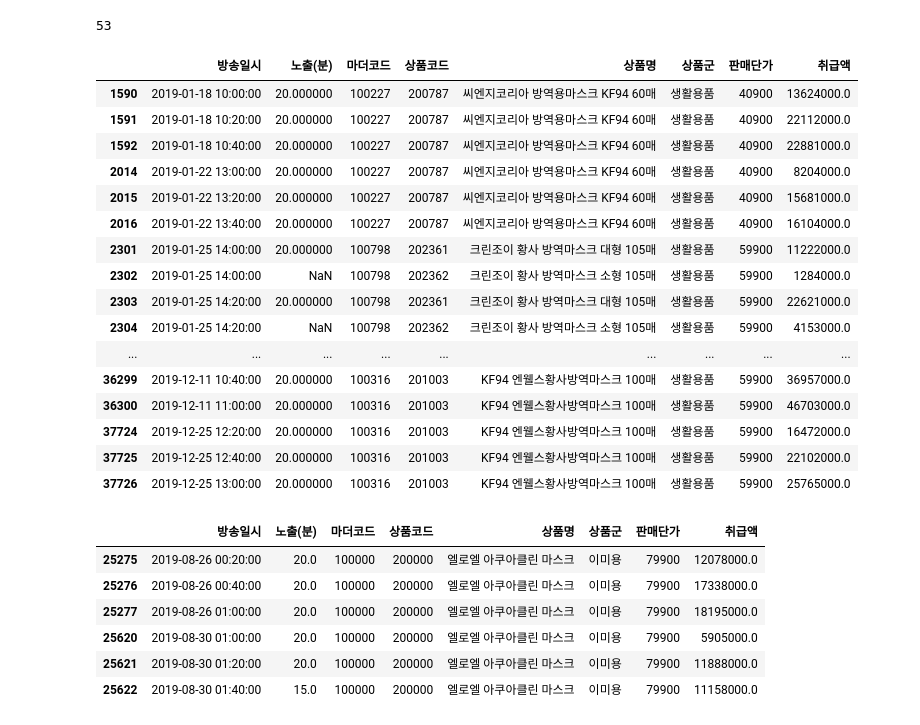
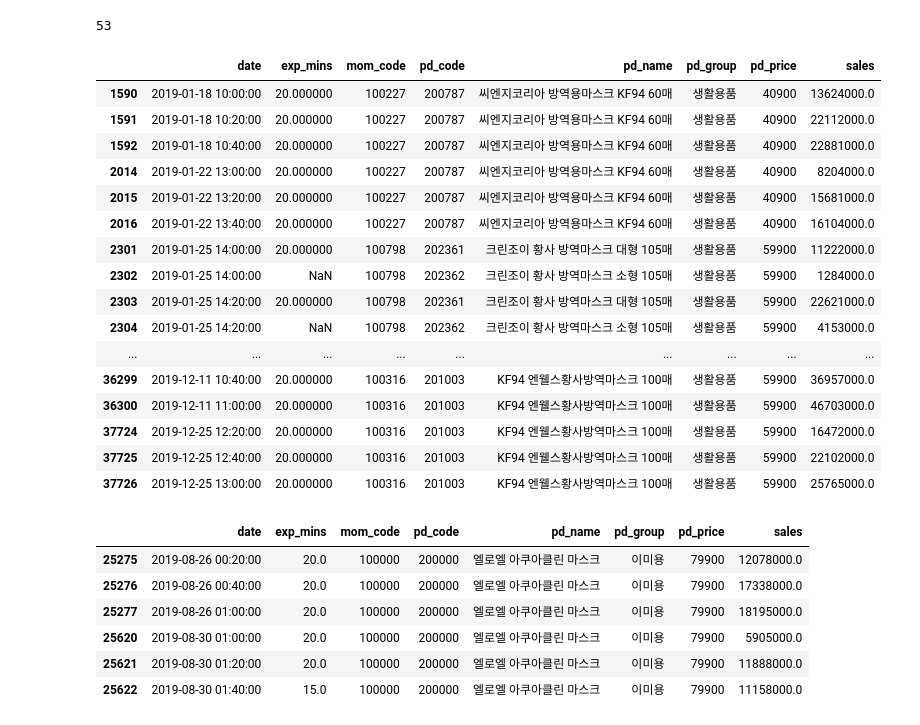
Before and after one commit to Blackraven93/2020_Bigcontest, a Jupyter notebook: python_code/지훈/200804_매출 실적 데이터.ipynb, the cells around one changed output. Saved outputs shown, nothing was run; the diff lists cells and outputs as text; code cells hidden in the pictures.

```diff
--- a/python_code/지훈/200804_매출 실적 데이터.ipynb
+++ b/python_code/지훈/200804_매출 실적 데이터.ipynb
@@ -395,9 +395,9 @@ len(df_excel[df_excel['상품명'].str.contains('마스크')])
 # %% [output]
 53
 # %%
-df_excel[df_excel['상품명'].str.contains('마스크')]
+df_excel[df_excel['pd_name'].str.contains('마스크')]
 # %% [output]
-|  | 방송일시 | 노출(분) | 마더코드 | 상품코드 | 상품명 | 상품군 | 판매단가 | 취급액 |
+|  | date | exp_mins | mom_code | pd_code | pd_name | pd_group | pd_price | sales |
 | 1590 | 2019-01-18 10:00:00 | 20.000000 | 100227 | 200787 | 씨엔지코리아 방역용마스크 KF94 60매 | 생활용품 | 40900 | 13624000.0 |
 | 1591 | 2019-01-18 10:20:00 | 20.000000 | 100227 | 200787 | 씨엔지코리아 방역용마스크 KF94 60매 | 생활용품 | 40900 | 22112000.0 |
 | 1592 | 2019-01-18 10:40:00 | 20.000000 | 100227 | 200787 | 씨엔지코리아 방역용마스크 KF94 60매 | 생활용품 | 40900 | 22881000.0 |
@@ -415,9 +415,9 @@ df_excel[df_excel['상품명'].str.contains('마스크')]
 | 37725 | 2019-12-25 12:40:00 | 20.000000 | 100316 | 201003 | KF94 엔웰스황사방역마스크 100매 | 생활용품 | 59900 | 22102000.0 |
 | 37726 | 2019-12-25 13:00:00 | 20.000000 | 100316 | 201003 | KF94 엔웰스황사방역마스크 100매 | 생활용품 | 59900 | 25765000.0 |
 # %%
-df_excel[df_excel['마더코드'] == 100000]
+df_excel[df_excel['mom_code'] == 100000]
 # %% [output]
-|  | 방송일시 | 노출(분) | 마더코드 | 상품코드 | 상품명 | 상품군 | 판매단가 | 취급액 |
+|  | date | exp_mins | mom_code | pd_code | pd_name | pd_group | pd_price | sales |
 | 25275 | 2019-08-26 00:20:00 | 20.0 | 100000 | 200000 | 엘로엘 아쿠아클린 마스크 | 이미용 | 79900 | 12078000.0 |
 | 25276 | 2019-08-26 00:40:00 | 20.0 | 100000 | 200000 | 엘로엘 아쿠아클린 마스크 | 이미용 | 79900 | 17338000.0 |
 | 25277 | 2019-08-26 01:00:00 | 20.0 | 100000 | 200000 | 엘로엘 아쿠아클린 마스크 | 이미용 | 79900 | 18195000.0 |
```
Also changed, not shown: parts of 14 cells of this notebook.
